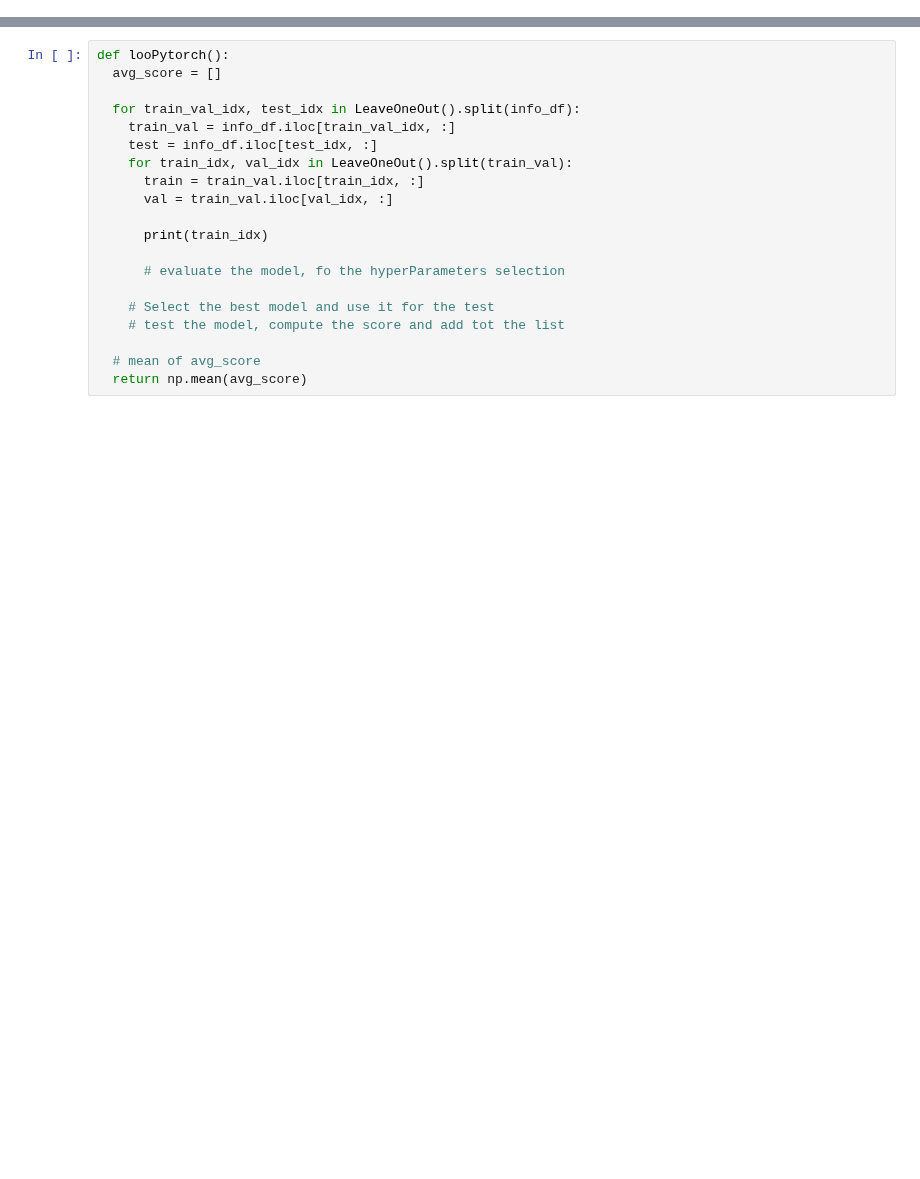
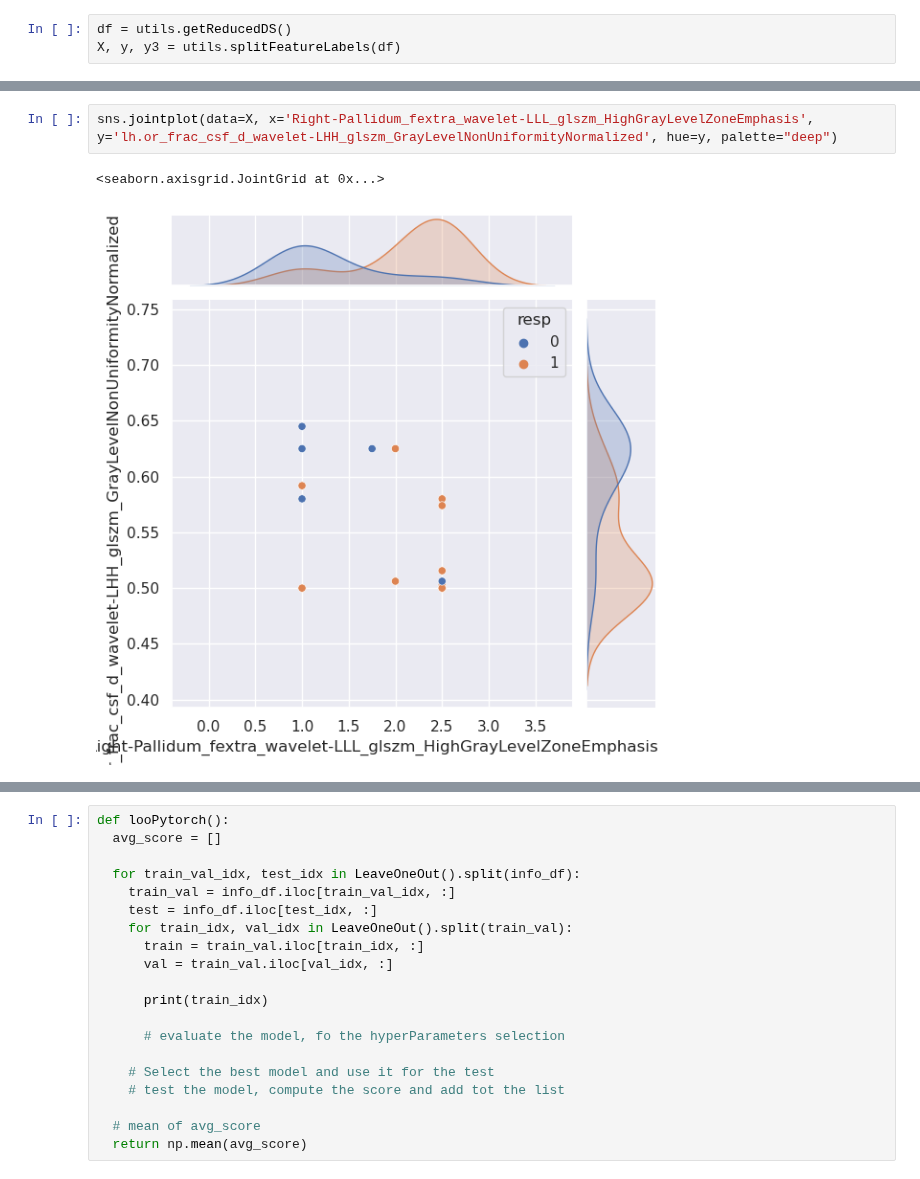
Before and after one commit to PiLAB-Medical-Imaging/TFE23-740_Epilepsy, a Jupyter notebook: src/pythorchAnalysis.ipynb, the cells around one changed output, grey strips where cells are left out. Cells and saved outputs as stored; diff of their text form; blank space fills up the shorter version.

```diff
--- a/src/pythorchAnalysis.ipynb
+++ b/src/pythorchAnalysis.ipynb
@@ -78,0 +122,3 @@ sns.heatmap(dfs["logreg"], annot=True, fmt=".3f", vmin=0, vmax=1, cmap="coolwarm
+# %%
+df = utils.getReducedDS()
+X, y, y3 = utils.splitFeatureLabels(df)
@@ -78,0 +214,5 @@ sns.heatmap(dfs["logreg"], annot=True, fmt=".3f", vmin=0, vmax=1, cmap="coolwarm
+# %%
+sns.jointplot(data=X, x='Right-Pallidum_fextra_wavelet-LLL_glszm_HighGrayLevelZoneEmphasis', y='lh.or_frac_csf_d_wavelet-LHH_glszm_GrayLevelNonUniformityNormalized', hue=y, palette="deep")
+# %% [output]
+<seaborn.axisgrid.JointGrid at 0x...>
+[figure, added]
```
Also changed, not shown: parts of 59 cells of this notebook, 1 other file.
